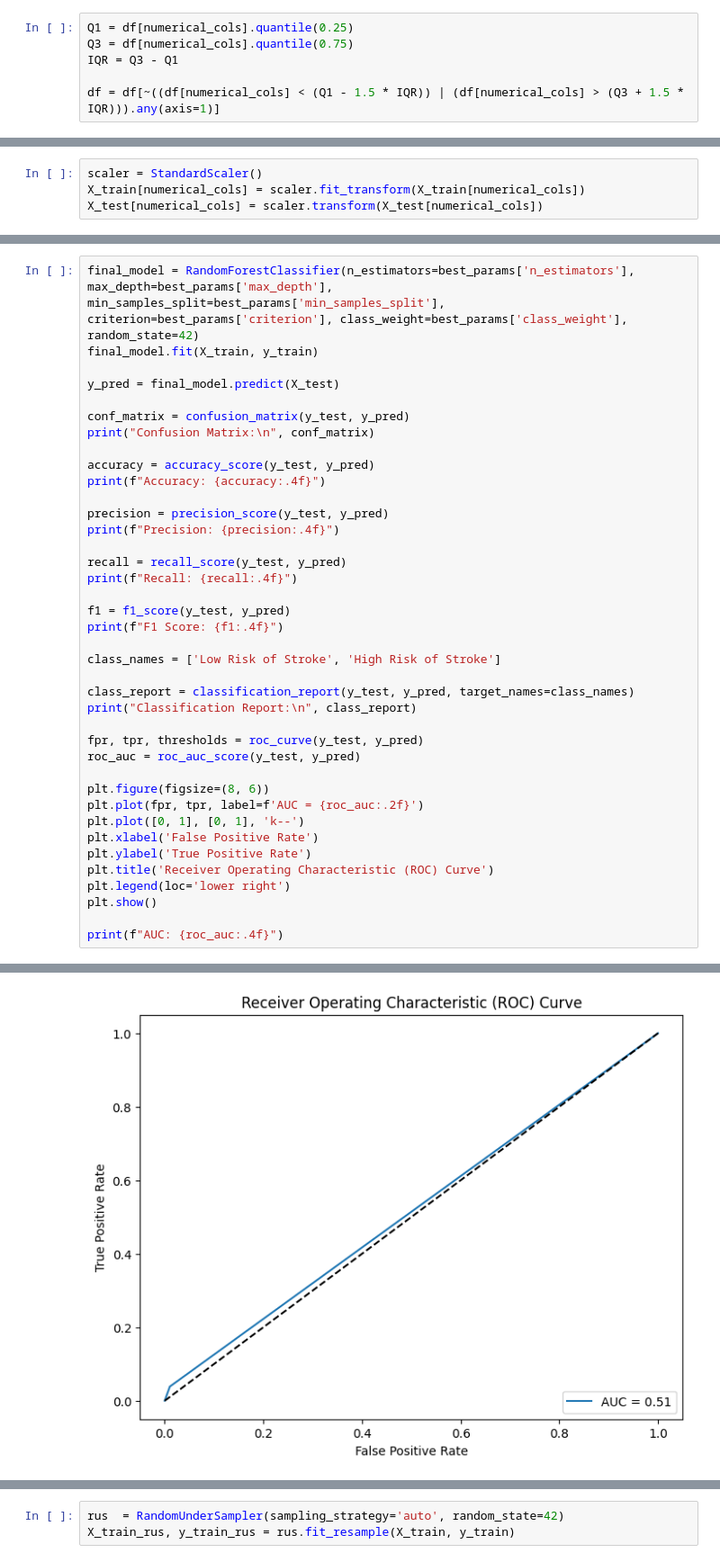
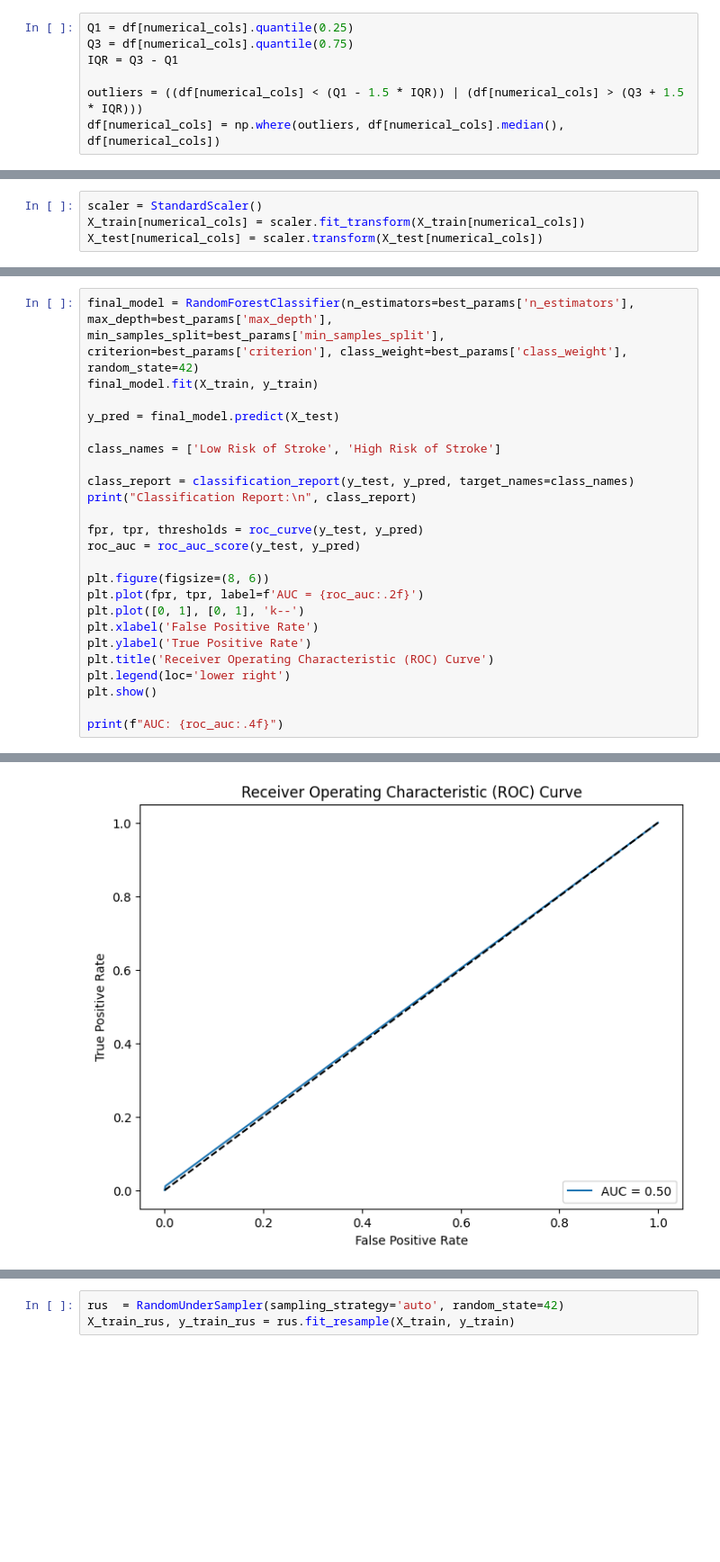
Before and after one commit to WSNekoWay/AI_ALP_Bryan---Hans, a Jupyter notebook: random_forest_stroke.ipynb, the cells around one changed output, grey strips where cells are left out. Shown: that part at 90% size. Cells and saved outputs as stored; diff of their text form; blank space fills up the shorter version.

```diff
--- a/random_forest_stroke.ipynb
+++ b/random_forest_stroke.ipynb
@@ -224,7 +224,8 @@ Q1 = df[numerical_cols].quantile(0.25)
 Q3 = df[numerical_cols].quantile(0.75)
 IQR = Q3 - Q1
 
-df = df[~((df[numerical_cols] < (Q1 - 1.5 * IQR)) | (df[numerical_cols] > (Q3 + 1.5 * IQR))).any(axis=1)]
+outliers = ((df[numerical_cols] < (Q1 - 1.5 * IQR)) | (df[numerical_cols] > (Q3 + 1.5 * IQR)))
+df[numerical_cols] = np.where(outliers, df[numerical_cols].median(), df[numerical_cols])
 # %%
 sns.boxplot(data=df, orient='h')
 plt.show()
@@ -294,21 +295,6 @@ final_model = RandomForestClassifier(n_estimators=best_params['n_estimators'], m
 final_model.fit(X_train, y_train)
 
 y_pred = final_model.predict(X_test)
-
-conf_matrix = confusion_matrix(y_test, y_pred)
-print("Confusion Matrix:\n", conf_matrix)
-
-accuracy = accuracy_score(y_test, y_pred)
-print(f"Accuracy: {accuracy:.4f}")
-
-precision = precision_score(y_test, y_pred)
-print(f"Precision: {precision:.4f}")
-
-recall = recall_score(y_test, y_pred)
-print(f"Recall: {recall:.4f}")
-
-f1 = f1_score(y_test, y_pred)
-print(f"F1 Score: {f1:.4f}")
 
 class_names = ['Low Risk of Stroke', 'High Risk of Stroke']
 
@@ -348 +334 @@ High Risk of Stroke       0.13      0.04      0.06        52
-[figure, old version]
+[figure, new version]
```
Also changed, not shown: parts of 23 cells of this notebook.
